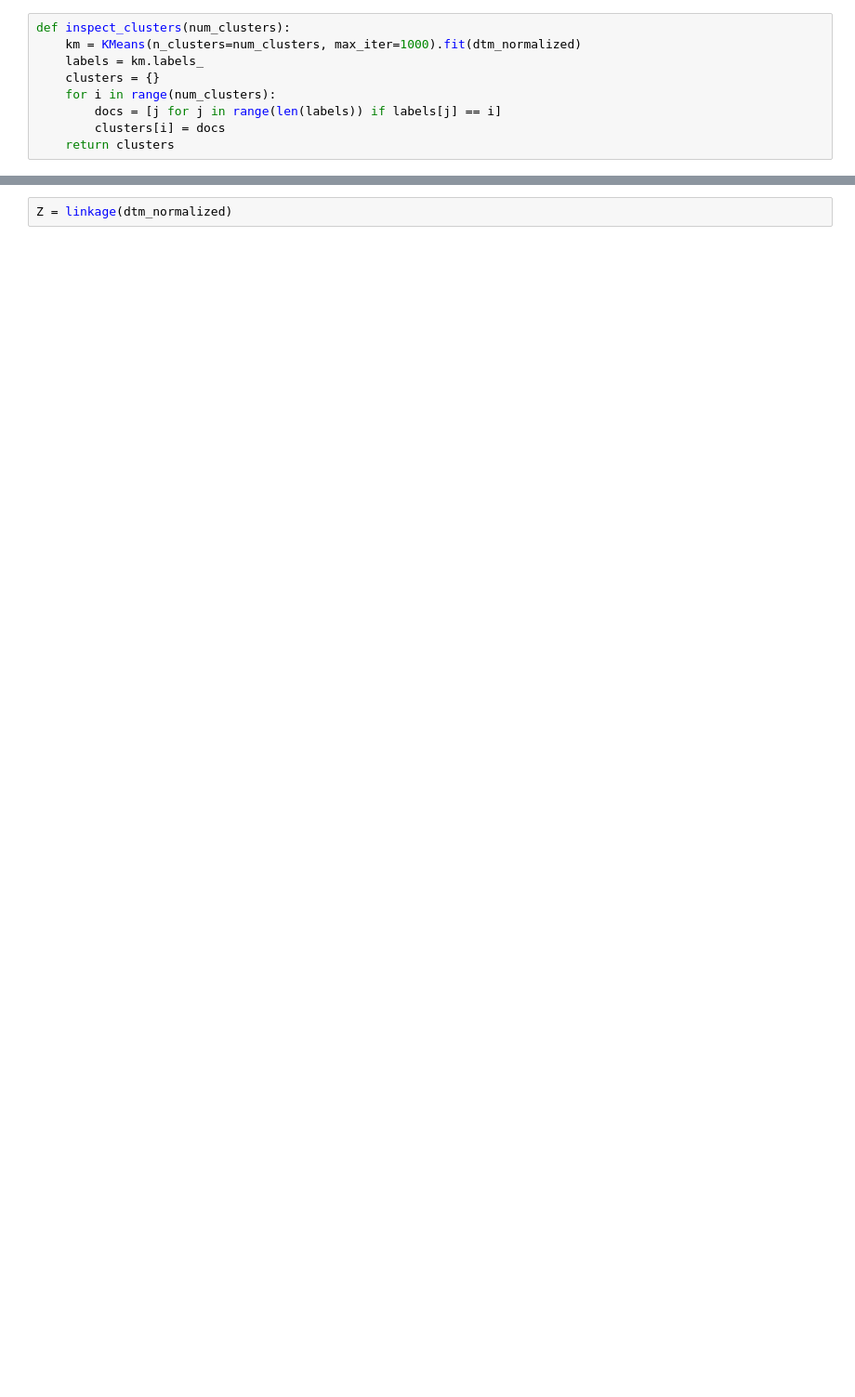
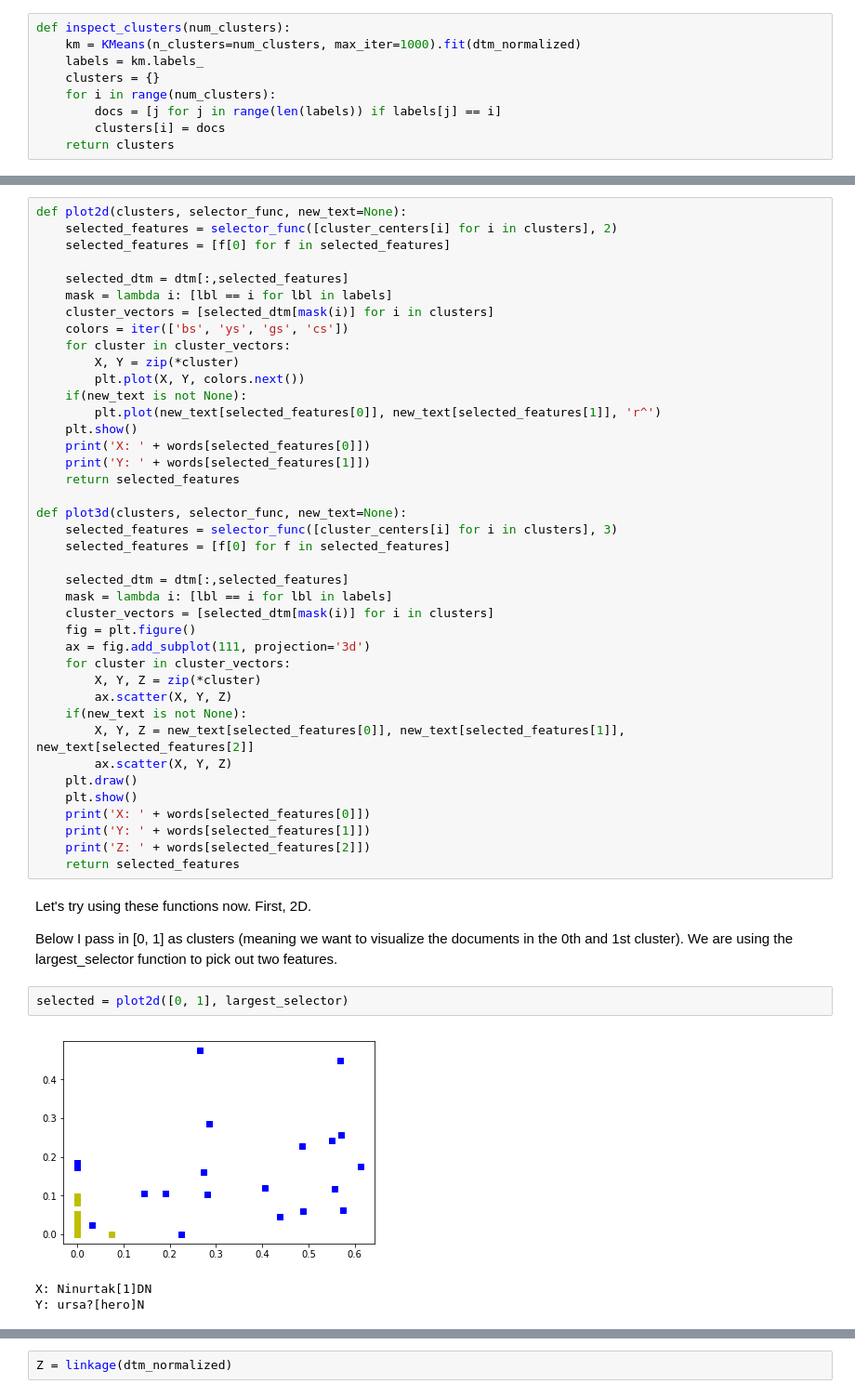
Before and after one commit to ds-modules/CUNEIF-102A, a Jupyter notebook: clustering.ipynb, the cells around one changed output, grey strips where cells are left out. Shown at 93% size. Drawn from its saved outputs; the diff is of its cells as text; blank space fills up the shorter version.

```diff
--- a/clustering.ipynb
+++ b/clustering.ipynb
@@ -218,0 +138,50 @@ We'll use "agglomerative clustering" here, where each document starts as a clust
+# %%
+def plot2d(clusters, selector_func, new_text=None):
+    selected_features = selector_func([cluster_centers[i] for i in clusters], 2)
+    selected_features = [f[0] for f in selected_features]
+
+    selected_dtm = dtm[:,selected_features]
+    mask = lambda i: [lbl == i for lbl in labels]
+    cluster_vectors = [selected_dtm[mask(i)] for i in clusters]
+    colors = iter(['bs', 'ys', 'gs', 'cs'])
+    for cluster in cluster_vectors:
+        X, Y = zip(*cluster)
+        plt.plot(X, Y, colors.next())
+    if(new_text is not None):
+        plt.plot(new_text[selected_features[0]], new_text[selected_features[1]], 'r^')
+    plt.show()
+    print('X: ' + words[selected_features[0]])
+    print('Y: ' + words[selected_features[1]])
+    return selected_features
+
+def plot3d(clusters, selector_func, new_text=None):
+    selected_features = selector_func([cluster_centers[i] for i in clusters], 3)
+    selected_features = [f[0] for f in selected_features]
+
+    selected_dtm = dtm[:,selected_features]
+    mask = lambda i: [lbl == i for lbl in labels]
+    cluster_vectors = [selected_dtm[mask(i)] for i in clusters]
+    fig = plt.figure()
+    ax = fig.add_subplot(111, projection='3d')
+    for cluster in cluster_vectors:
+        X, Y, Z = zip(*cluster)
+        ax.scatter(X, Y, Z)
+    if(new_text is not None):
+        X, Y, Z = new_text[selected_features[0]], new_text[selected_features[1]], new_text[selected_features[2]]
+        ax.scatter(X, Y, Z)
+    plt.draw()
+    plt.show()
+    print('X: ' + words[selected_features[0]])
+    print('Y: ' + words[selected_features[1]])
+    print('Z: ' + words[selected_features[2]])
+    return selected_features
+# %% [markdown]
+Let's try using these functions now. First, 2D.
+
+Below I pass in [0, 1] as clusters (meaning we want to visualize the documents in the 0th and 1st cluster). We are using the largest_selector function to pick out two features.
+# %%
+selected = plot2d([0, 1], largest_selector)
+# %% [output]
+[figure, added]
+X: Ninurtak[1]DN
+Y: ursa?[hero]N
```
Also changed, not shown: parts of 65 cells of this notebook.
